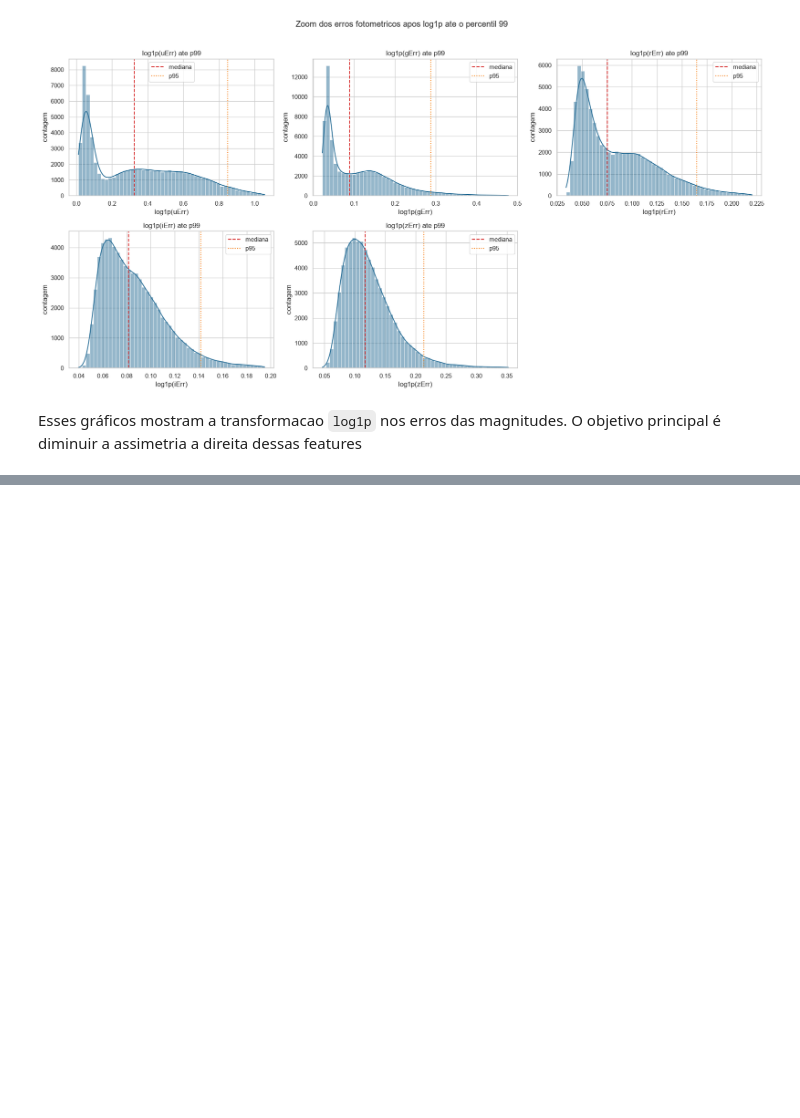
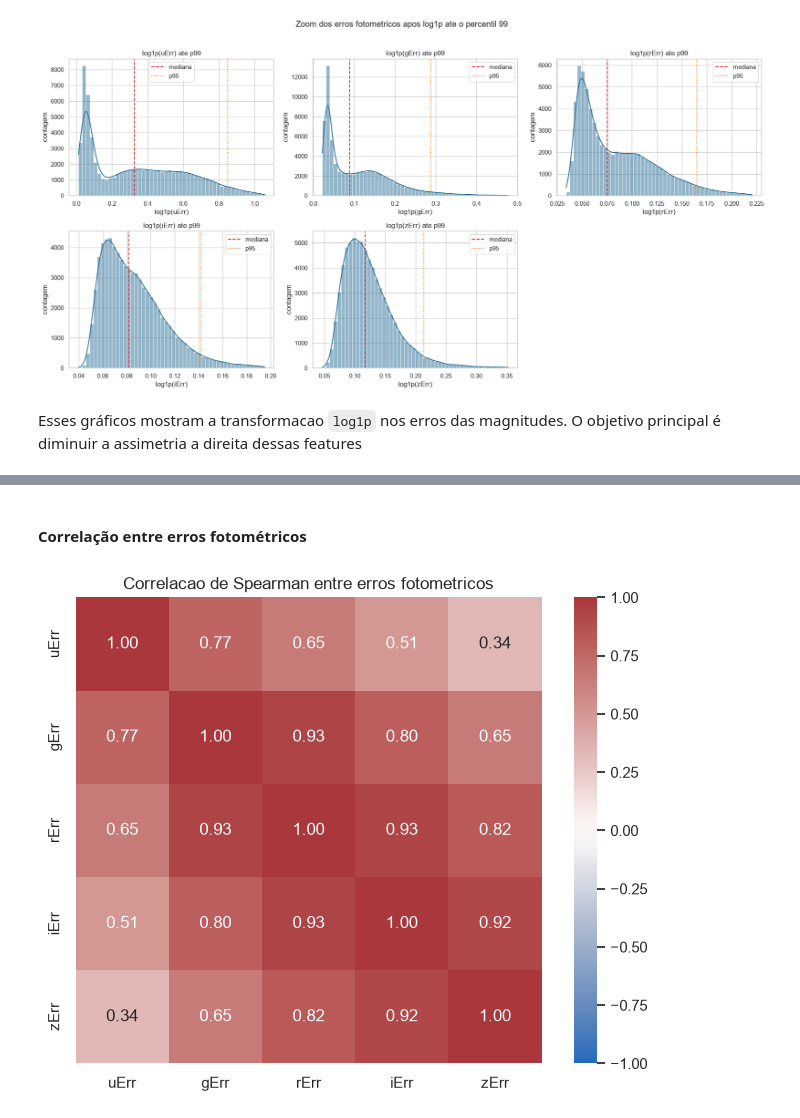
Before and after one commit to joaopjpc/redshift-learning, a Jupyter notebook: notebooks/01_eda_happy.ipynb, the cells around one changed output, grey strips where cells are left out. Drawn from its saved outputs; the diff is of its cells as text; code cells hidden in the pictures; blank space fills up the shorter version.

Commit message:
Continuando EDA - correlações entre erros e redshifts

```diff
--- a/notebooks/01_eda_happy.ipynb
+++ b/notebooks/01_eda_happy.ipynb
@@ -731,14 +739,35 @@ A funcao abaixo cria grupos por quantis para uma coluna de erro. Os grupos sao d
+# %% [markdown]
+#### Correlação entre erros fotométricos
 # %%
 error_group_order = ["baixo", "medio", "alto", "extremo"]
 
 def create_error_groups(df: pd.DataFrame, err_col: str) -> pd.Series:
     q25 = df[err_col].quantile(0.25)
     q75 = df[err_col].quantile(0.75)
     q95 = df[err_col].quantile(0.95)
 
     return pd.cut(
         df[err_col],
         bins=[-np.inf, q25, q75, q95, np.inf],
         labels=error_group_order,
         include_lowest=True,
     )
+error_spearman_corr = df[err_cols].corr(method="spearman")
+
+fig, ax = plt.subplots(figsize=(7, 5.5))
+sns.heatmap(
+    error_spearman_corr,
+    annot=True,
+    fmt=".2f",
+    cmap="vlag",
+    vmin=-1,
+    vmax=1,
+    square=True,
+    ax=ax,
+)
+
+ax.set_title("Correlacao de Spearman entre erros fotometricos")
+plt.tight_layout()
+plt.show()
+# %% [output]
+[figure, added]
```
Also changed, not shown: parts of 24 cells of this notebook.
